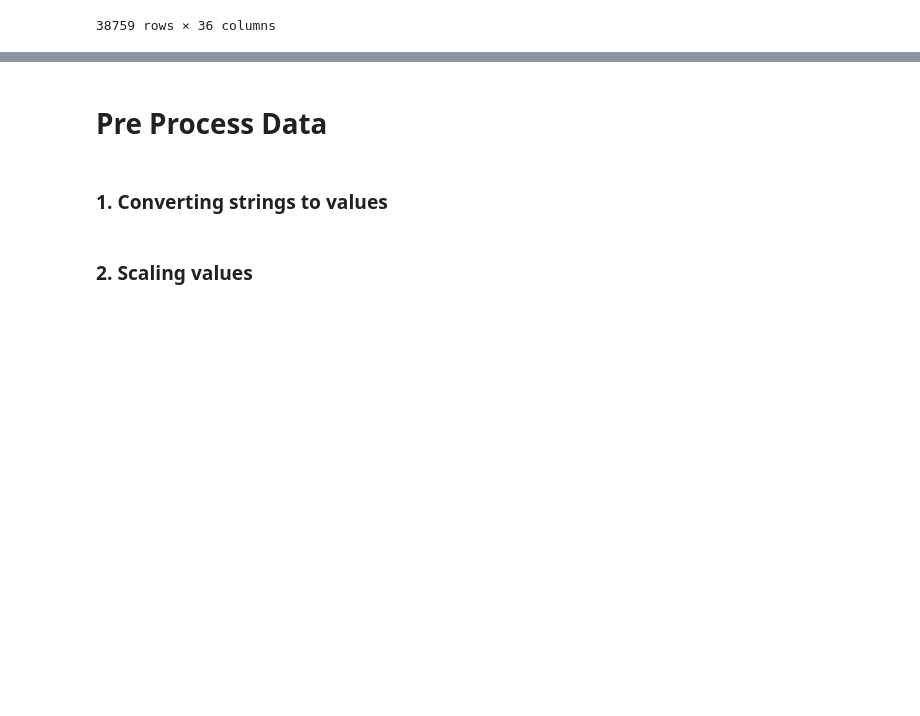
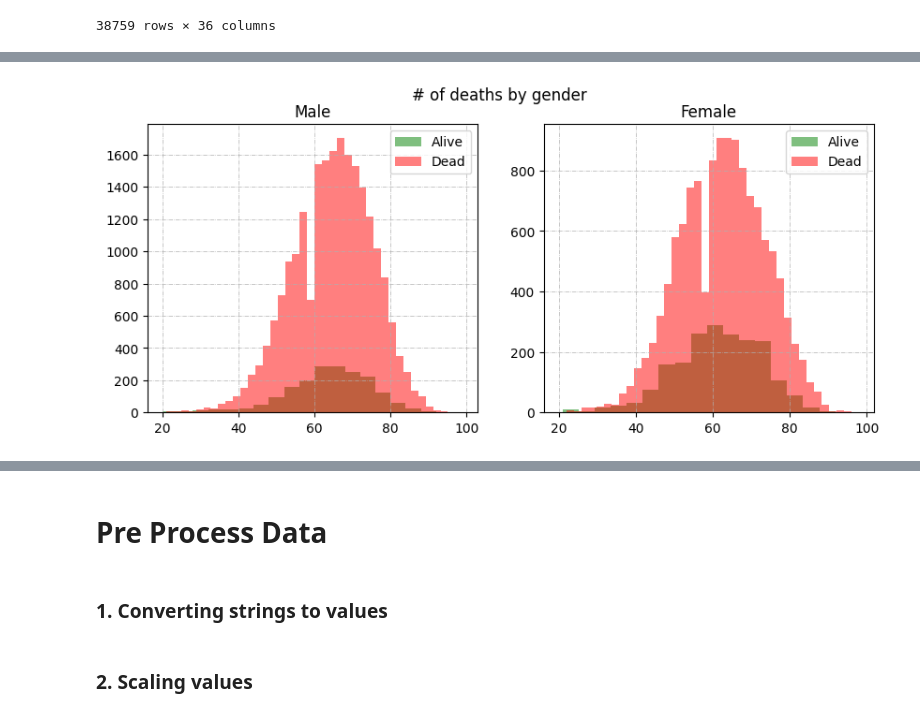
Before and after one commit to Lelozitos/HealthML, a Jupyter notebook: study.ipynb, the cells around one changed output, grey strips where cells are left out. Drawn from its saved outputs; the diff is of its cells as text; code cells hidden in the pictures; blank space fills up the shorter version.

Commit message:
📊 Data Analisys

```diff
--- a/study.ipynb
+++ b/study.ipynb
@@ -372,0 +393,22 @@ data
+# %%
+fig, axes = plt.subplots(nrows=1, ncols=2, figsize=(10, 4))
+
+men = data[data["SEXO"]==1]
+women = data[data["SEXO"]==2]
+
+axes[0].hist(men[men["OBITO"]==0]["IDADE"], bins=18, label="Alive", alpha=0.5, color="green")
+axes[0].hist(men[men["OBITO"]==1]["IDADE"], bins=40, label="Dead", alpha=0.5, color="red")
+axes[0].legend()
+axes[0].set_title("Male")
+axes[0].grid(ls="-.", lw=.5)
+
+axes[1].hist(women[women["OBITO"]==0]["IDADE"], bins=18, label="Alive", alpha=0.5, color="green")
+axes[1].hist(women[women["OBITO"]==1]["IDADE"], bins=40, label="Dead", alpha=0.5, color="red")
+axes[1].legend()
+axes[1].set_title("Female")
+axes[1].grid(ls="-.", lw=.5)
+
+fig.suptitle("# of deaths by gender")
+plt.show()
+# %% [output]
+[figure, added]
```
Also changed, not shown: parts of 9 cells of this notebook, 1 other file.
